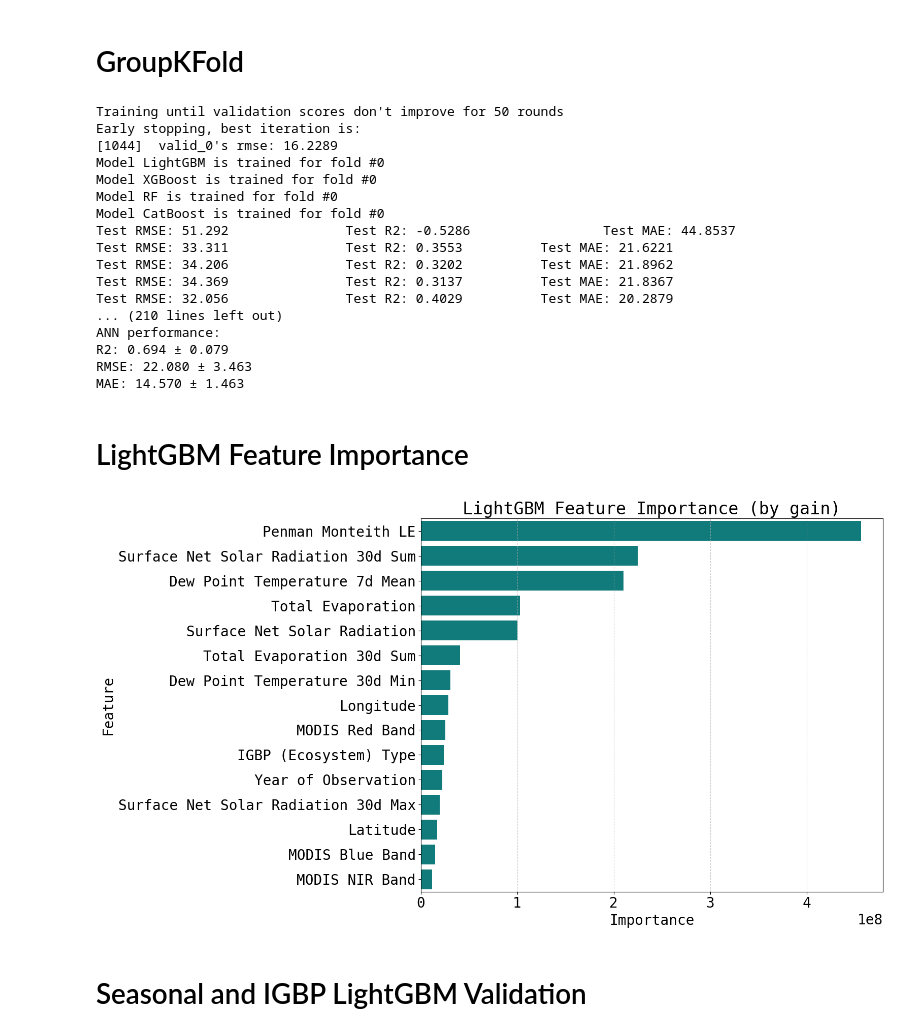
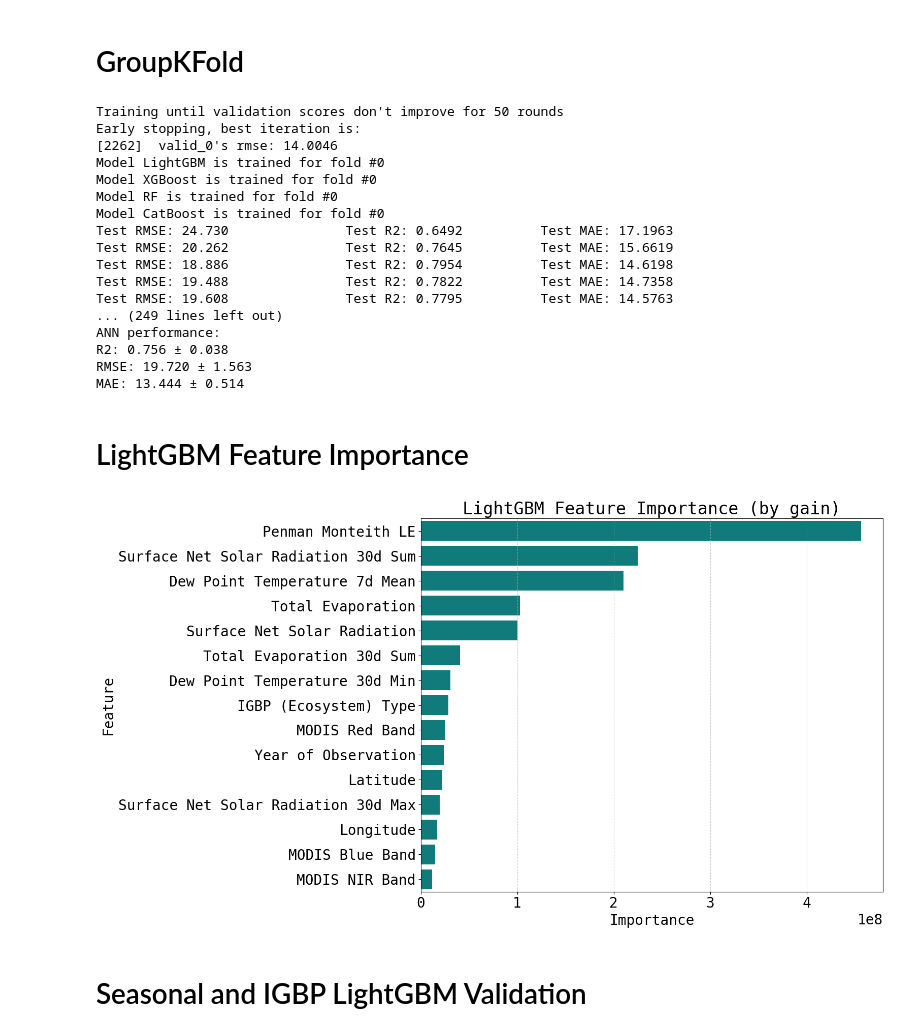
Before and after one commit to RTGS-Lab/Paper-Rozanov-et-al-ML-ET, a Jupyter notebook: notebooks/Final_Model_Trainging_and_Validation.ipynb, the cells around one changed output. Saved outputs shown, nothing was run; the diff lists cells and outputs as text; code cells hidden in the pictures.

```diff
--- a/notebooks/Final_Model_Trainging_and_Validation.ipynb
+++ b/notebooks/Final_Model_Trainging_and_Validation.ipynb
@@ -45,7 +45,7 @@ def scores(y_test, y_pred):
     mae = mean_absolute_error(y_test, y_pred)
     return r2, rmse, mae
 # %%
-df = pd.read_csv('../data_v02/dataset.csv')
+df = pd.read_csv('../data_v02/dataset_fixed.csv')
 df['IGBP'] = df.IGBP.astype('category')
 df
 # %% [output]
@@ -118,21 +118,21 @@ for model_name, metrics in results.items():
 # %% [output]
 Training until validation scores don't improve for 50 rounds
 Early stopping, best iteration is:
-[1044]  valid_0's rmse: 16.2289
+[2262]  valid_0's rmse: 14.0046
 Model LightGBM is trained for fold #0
 Model XGBoost is trained for fold #0
 Model RF is trained for fold #0
 Model CatBoost is trained for fold #0
-Test RMSE: 51.292               Test R2: -0.5286                 Test MAE: 44.8537
-Test RMSE: 33.311               Test R2: 0.3553          Test MAE: 21.6221
-Test RMSE: 34.206               Test R2: 0.3202          Test MAE: 21.8962
-Test RMSE: 34.369               Test R2: 0.3137          Test MAE: 21.8367
-Test RMSE: 32.056               Test R2: 0.4029          Test MAE: 20.2879
-... (210 lines left out)
+Test RMSE: 24.730               Test R2: 0.6492          Test MAE: 17.1963
+Test RMSE: 20.262               Test R2: 0.7645          Test MAE: 15.6619
+Test RMSE: 18.886               Test R2: 0.7954          Test MAE: 14.6198
+Test RMSE: 19.488               Test R2: 0.7822          Test MAE: 14.7358
+Test RMSE: 19.608               Test R2: 0.7795          Test MAE: 14.5763
+... (249 lines left out)
 ANN performance:
-R2: 0.694 ± 0.079
-RMSE: 22.080 ± 3.463
-MAE: 14.570 ± 1.463
+R2: 0.756 ± 0.038
+RMSE: 19.720 ± 1.563
+MAE: 13.444 ± 0.514
 # %% [markdown]
 # LightGBM Feature Importance
 # %%
@@ -156,36 +156,36 @@ plt.rcParams.update({'font.size': 20, 'font.family':'monospace', 'figure.figsize
 final_model = joblib.load(f'../models/lightgbm_model.txt')
 
 booster = final_model.booster_  # Access the underlying LightGBM Booster
 importances_by_gain = booster.feature_importance(importance_type='gain')
 
 fi_df = pd.DataFrame({
     'feature': X.columns,
     'importance': importances_by_gain#final_model.feature_importances_  # or 'split'
 })
 
 fi_df = fi_df.sort_values(by='importance', ascending=False)
 fi_filt = (fi_df.importance - fi_df.importance.min())/(fi_df.importance.max()-fi_df.importance.min())
 top_features = fi_df.loc[fi_filt.index.tolist()[:15], :].feature.index.tolist()
 
 #custom_palette = sns.color_palette(['brown', 'darkcyan'])
 fig, ax = plt.subplots(1,1,figsize=(16, 9))
 
 sns.barplot(x='importance', y='feature', data=fi_df.loc[top_features, :], color='darkcyan', ax=ax)
 
 ax.set_xlabel("Importance")
 ax.set_ylabel("Feature")
 ax.set_title('LightGBM Feature Importance (by gain)')
 ax.grid(axis='x', linestyle='--', alpha=0.6)
 
 new_labels = ['Penman Monteith LE', 'Surface Net Solar Radiation 30d Sum', 'Dew Point Temperature 7d Mean', 'Total Evaporation', 'Surface Net Solar Radiation',
-                 'Total Evaporation 30d Sum', 'Dew Point Temperature 30d Min', 'Longitude', 'MODIS Red Band', 'IGBP (Ecosystem) Type',
-             'Year of Observation', 'Surface Net Solar Radiation 30d Max', 'Latitude', 'MODIS Blue Band', 'MODIS NIR Band']
+                 'Total Evaporation 30d Sum', 'Dew Point Temperature 30d Min', 'IGBP (Ecosystem) Type', 'MODIS Red Band',  'Year of Observation', 'Latitude',
+              'Surface Net Solar Radiation 30d Max', 'Longitude', 'MODIS Blue Band', 'MODIS NIR Band']
 ax.set_yticklabels(new_labels)
 plt.tight_layout()
 plt.savefig(f'../fig/LightGBM_FI.png')
 plt.show()
 # %% [output]
-[figure, old version]
+[figure, new version]
 # %% [markdown]
 # Seasonal and IGBP LightGBM Validation
 # %%
```
Also changed, not shown: parts of 4 cells of this notebook, 13 other files.
